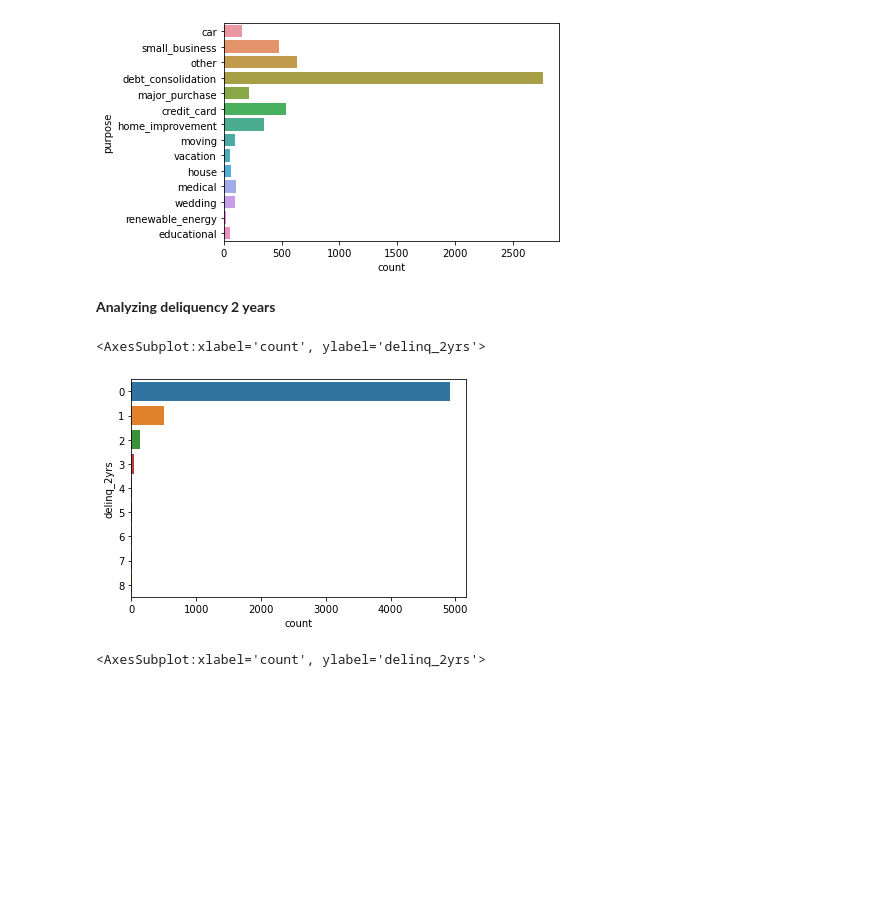
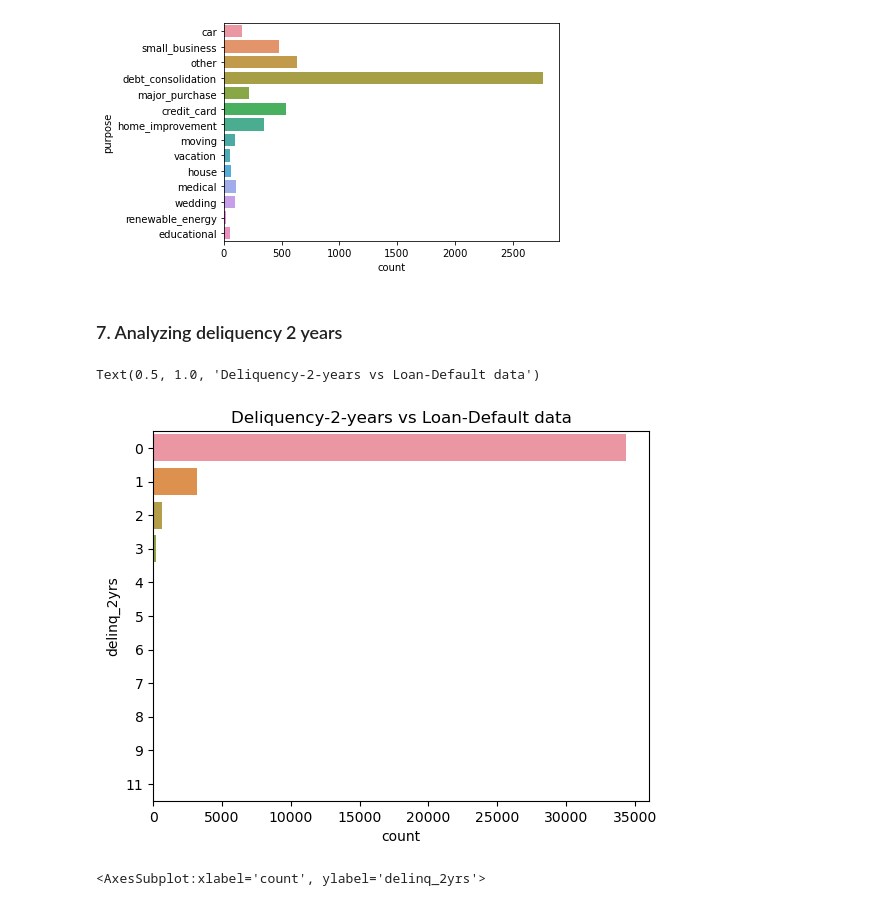
Before and after one commit to tushar091/LendingClubCaseStudy, a Jupyter notebook: lending_case_study.ipynb, the cells around one changed output. Saved outputs shown, nothing was run; the diff lists cells and outputs as text; code cells hidden in the pictures; blank space fills up the shorter version.

```diff
--- a/lending_case_study.ipynb
+++ b/lending_case_study.ipynb
@@ -113,8 +118,8 @@ df_loan.drop(['mths_since_last_delinq','mths_since_last_record'],axis=1,inplace=
 df_loan['emp_length']=df_loan['emp_length'].str.replace("years","")
 df_loan['emp_length']=df_loan['emp_length'].str.replace("year","")
 df_loan['emp_length']=df_loan['emp_length'].str.replace("< 1","0")
-#df_loan['emp_length']=df_loan['emp_length'].str.replace('10+ ', '10')
-df_loan['emp_length']=df_loan['emp_length'].str.replace(r'(^.*10+.*$)', '10')
+df_loan['emp_length']=df_loan['emp_length'].str.replace('10+ ', '10')
+#df_loan['emp_length']=df_loan['emp_length'].str.replace(r'(^.*10+.*$)', '10')
 # %%
 df_loan['emp_length'].fillna(df_loan['emp_length'].median(),inplace=True)
 # %%
@@ -332,11 +351,12 @@ sns.countplot(y ='purpose', data=df_loan[df_loan.loan_status == 'Charged Off'])
 <AxesSubplot:xlabel='count', ylabel='purpose'>
 [figure]
 # %% [markdown]
-**Analyzing deliquency 2 years**
+### 7. Analyzing deliquency 2 years
 # %%
-sns.countplot(y ='delinq_2yrs', data=df_loan[df_loan.loan_status == 'Charged Off'])
+sns.countplot(y ='delinq_2yrs', data=df_filter)
+plt.title('Deliquency-2-years vs Loan-Default data')
 # %% [output]
-<AxesSubplot:xlabel='count', ylabel='delinq_2yrs'>
+Text(0.5, 1.0, 'Deliquency-2-years vs Loan-Default data')
-[figure, old version]
+[figure, new version]
 # %%
 sns.countplot(y ='delinq_2yrs', data=df_loan[df_loan.loan_status == 'Fully Paid'])
```
Also changed, not shown: parts of 35 cells of this notebook, 2 other files.
